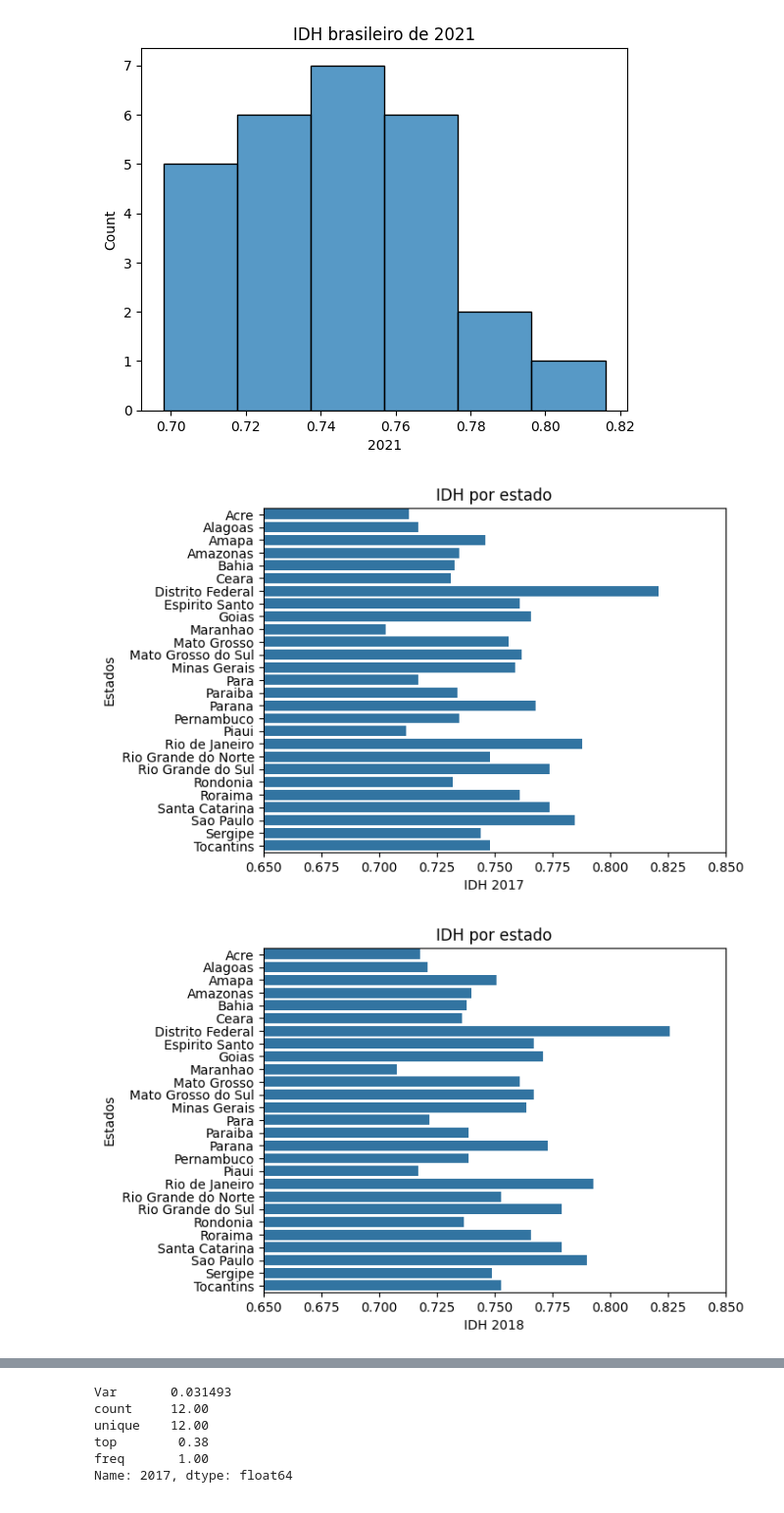
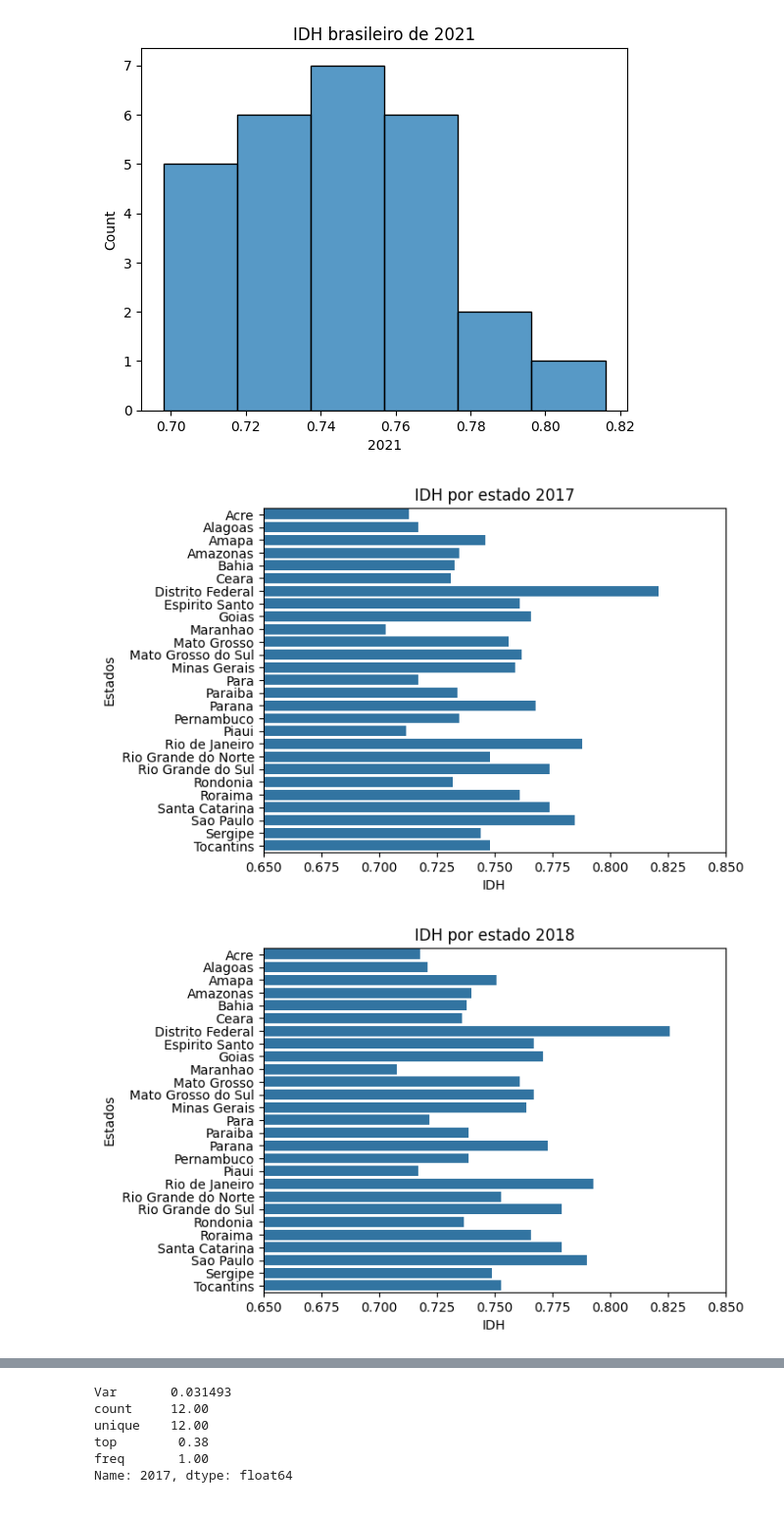
Before and after one commit to DjallenDias/IDSProject, a Jupyter notebook: notebook.ipynb, the cells around one changed output, grey strips where cells are left out. Shown at 98% size. Drawn from its saved outputs; the diff is of its cells as text; code cells hidden in the pictures.

```diff
--- a/notebook.ipynb
+++ b/notebook.ipynb
@@ -217,15 +241,20 @@ for cln in dataIdhReg:
 [figure]
 [figure]
 # %%
+#Plotando gráficos de barra dos dados de IDH dos estados brasileiros entre 2017 e 2021
 for cln in dataIdhReg:
     if cln == "Region": continue
     dispersaoIdh = sb.barplot(data=dataIdhReg, x=cln, y='Region')
-    dispersaoIdh.set_title('IDH por estado')
-    dispersaoIdh.set_xlabel(f'IDH {cln}')
+    dispersaoIdh.set_title(f'IDH por estado {cln}')
+    dispersaoIdh.set_xlabel('IDH')
     dispersaoIdh.set_ylabel('Estados')
+
+    #Definindo intervalo de valores do eixo x a ser exibido no gráfico
     eixo = plt.gca()
     eixo.set_xlim([0.65, 0.85])
+
+    #Exibindo gráfico
     plt.show()
 # %% [output]
-[figure, old version]
+[figure, new version]
-[figure, old version]
+[figure, new version]
```
Also changed, not shown: parts of 15 cells of this notebook.
